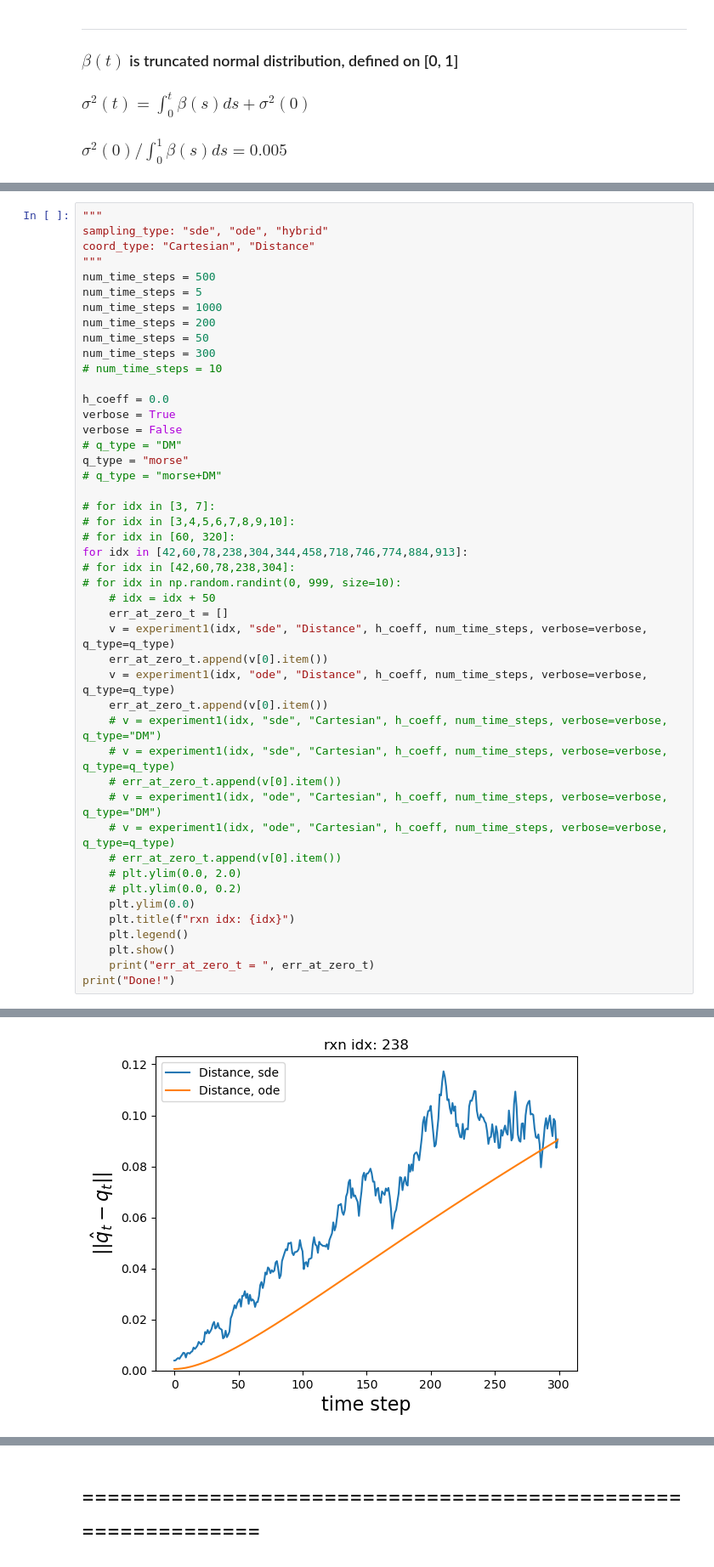
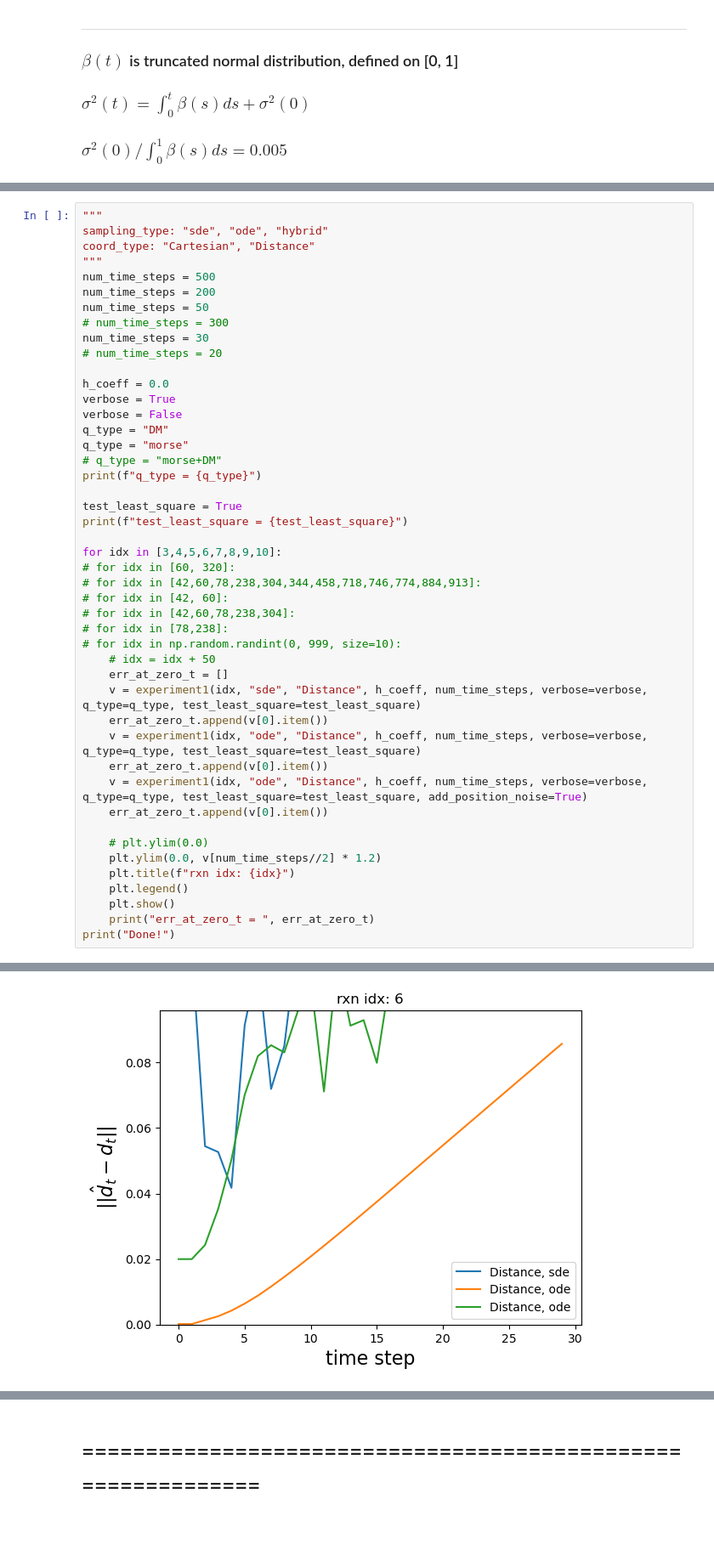
Before and after one commit to seonghann/neural_opt, a Jupyter notebook: data/SamplingExperiment2_morse_q_diffusion.ipynb, the cells around one changed output, grey strips where cells are left out. Shown at 85% size. Saved outputs shown, nothing was run; the diff lists cells and outputs as text; blank space fills up the shorter version.

Commit message:
Sampling using least_square.

```diff
--- a/data/SamplingExperiment2_morse_q_diffusion.ipynb
+++ b/data/SamplingExperiment2_morse_q_diffusion.ipynb
@@ -482,41 +461,41 @@ sampling_type: "sde", "ode", "hybrid"
 coord_type: "Cartesian", "Distance"
 """
 num_time_steps = 500
-num_time_steps = 5
-num_time_steps = 1000
 num_time_steps = 200
 num_time_steps = 50
-num_time_steps = 300
-# num_time_steps = 10
+# num_time_steps = 300
+num_time_steps = 30
+# num_time_steps = 20
 
 h_coeff = 0.0
 verbose = True
 verbose = False
-# q_type = "DM"
+q_type = "DM"
 q_type = "morse"
 # q_type = "morse+DM"
+print(f"q_type = {q_type}")
 
-# for idx in [3, 7]:
-# for idx in [3,4,5,6,7,8,9,10]:
+test_least_square = True
+print(f"test_least_square = {test_least_square}")
+
+for idx in [3,4,5,6,7,8,9,10]:
 # for idx in [60, 320]:
-for idx in [42,60,78,238,304,344,458,718,746,774,884,913]:
+# for idx in [42,60,78,238,304,344,458,718,746,774,884,913]:
+# for idx in [42, 60]:
 # for idx in [42,60,78,238,304]:
+# for idx in [78,238]:
 # for idx in np.random.randint(0, 999, size=10):
     # idx = idx + 50
     err_at_zero_t = []
-    v = experiment1(idx, "sde", "Distance", h_coeff, num_time_steps, verbose=verbose, q_type=q_type)
+    v = experiment1(idx, "sde", "Distance", h_coeff, num_time_steps, verbose=verbose, q_type=q_type, test_least_square=test_least_square)
     err_at_zero_t.append(v[0].item())
-    v = experiment1(idx, "ode", "Distance", h_coeff, num_time_steps, verbose=verbose, q_type=q_type)
+    v = experiment1(idx, "ode", "Distance", h_coeff, num_time_steps, verbose=verbose, q_type=q_type, test_least_square=test_least_square)
     err_at_zero_t.append(v[0].item())
-    # v = experiment1(idx, "sde", "Cartesian", h_coeff, num_time_steps, verbose=verbose, q_type="DM")
-    # v = experiment1(idx, "sde", "Cartesian", h_coeff, num_time_steps, verbose=verbose, q_type=q_type)
-    # err_at_zero_t.append(v[0].item())
-    # v = experiment1(idx, "ode", "Cartesian", h_coeff, num_time_steps, verbose=verbose, q_type="DM")
-    # v = experiment1(idx, "ode", "Cartesian", h_coeff, num_time_steps, verbose=verbose, q_type=q_type)
-    # err_at_zero_t.append(v[0].item())
-    # plt.ylim(0.0, 2.0)
-    # plt.ylim(0.0, 0.2)
-    plt.ylim(0.0)
+    v = experiment1(idx, "ode", "Distance", h_coeff, num_time_steps, verbose=verbose, q_type=q_type, test_least_square=test_least_square, add_position_noise=True)
+    err_at_zero_t.append(v[0].item())
+
+    # plt.ylim(0.0)
+    plt.ylim(0.0, v[num_time_steps//2] * 1.2)
     plt.title(f"rxn idx: {idx}")
     plt.legend()
     plt.show()
@@ -556 +553 @@ Debug: self.scaler_factor set to 2.0
-[figure, old version]
+[figure, new version]
```
Also changed, not shown: parts of 7 cells of this notebook, 3 other files.
